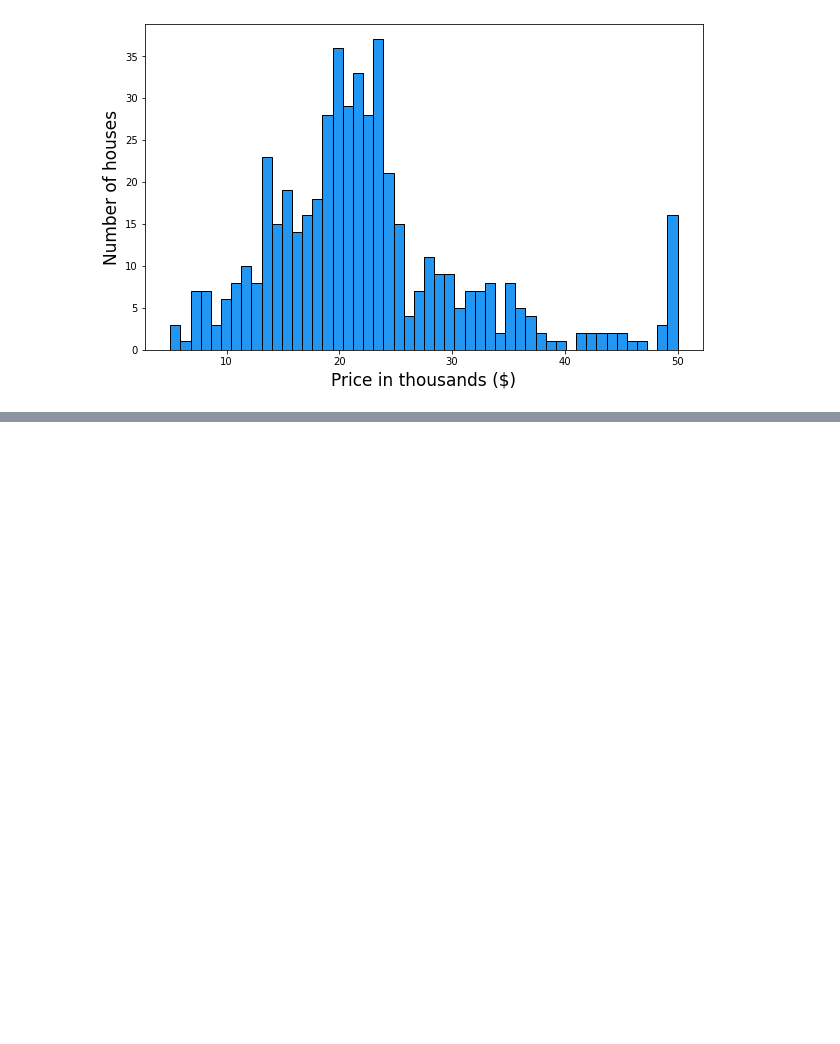
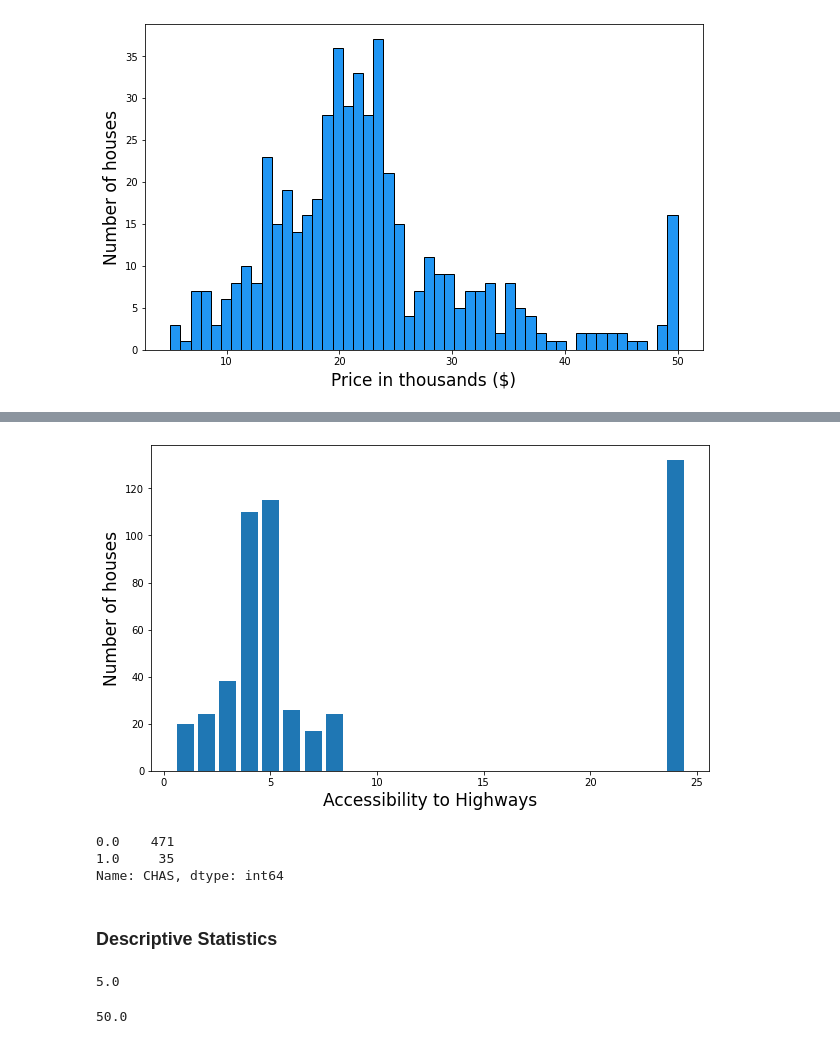
Before and after one commit to andrebueno/Multivariable-Regression-House-Price-Prediction, a Jupyter notebook: Multivariate Regression.ipynb, the cells around one changed output, grey strips where cells are left out. Drawn from its saved outputs; the diff is of its cells as text; code cells hidden in the pictures; blank space fills up the shorter version.

```diff
--- a/Multivariate Regression.ipynb
+++ b/Multivariate Regression.ipynb
@@ -182,0 +226,28 @@ plt.show()
+# %%
+frequency = data['RAD'].value_counts()
+#type(frequency)
+#frequency.index
+#frequency.axes[0]
+plt.figure(figsize=(10,6))
+plt.xlabel('Accessibility to Highways', fontsize=17)
+plt.ylabel('Number of houses', fontsize=17)
+plt.bar(frequency.index, height=frequency)
+plt.show()
+# %% [output]
+[figure, added]
+# %%
+data['CHAS'].value_counts()
+# %% [output]
+0.0    471
+1.0     35
+Name: CHAS, dtype: int64
+# %% [markdown]
+### Descriptive Statistics
+# %%
+data['PRICE'].min()
+# %% [output]
+5.0
+# %%
+data['PRICE'].max()
+# %% [output]
+50.0
```
Also changed, not shown: parts of 21 cells of this notebook.
